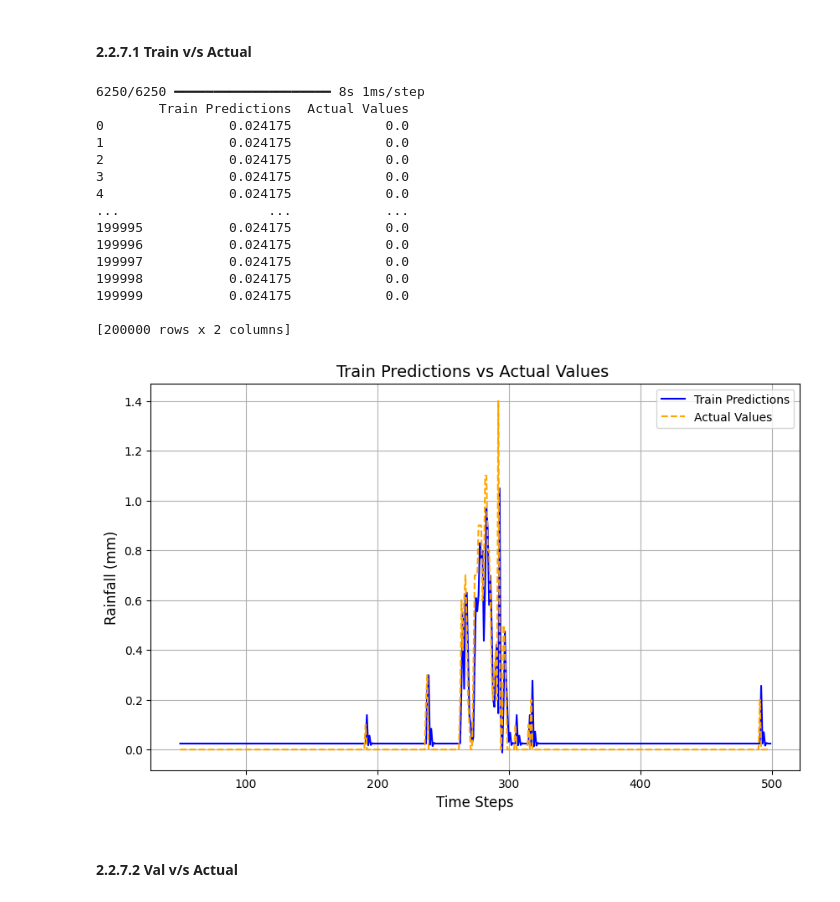
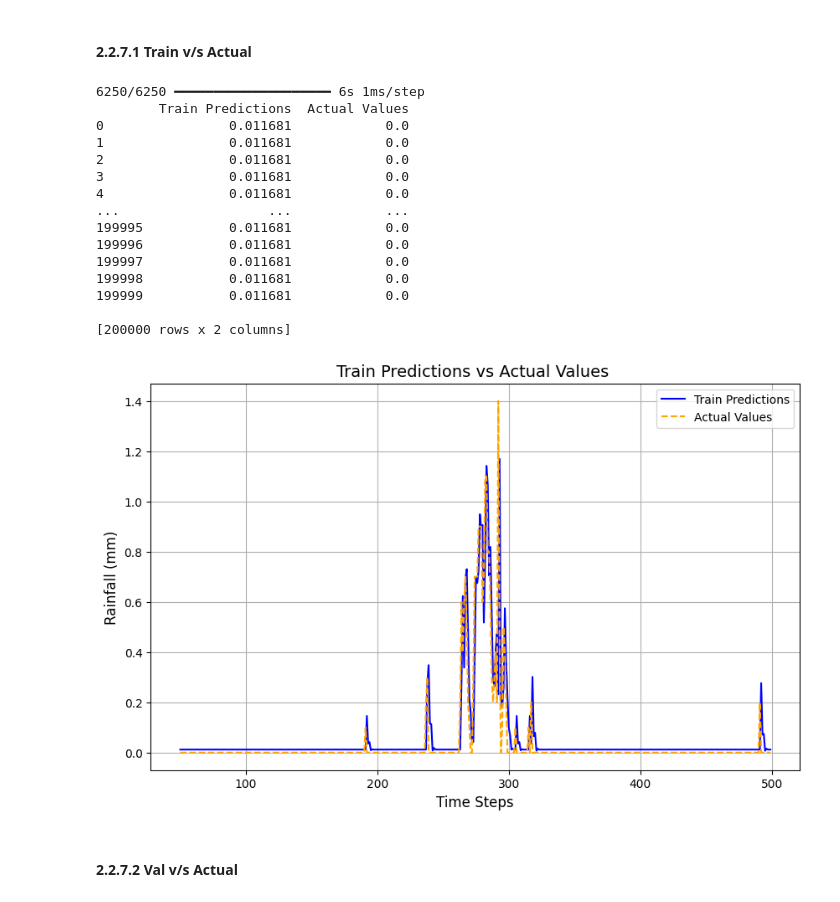
Before and after one commit to Kshitijk14/model-cloud-burst, a Jupyter notebook: notebooks/03-1_var_time_series_forecasting_cloud_burst.ipynb, the cells around one changed output. Drawn from its saved outputs; the diff is of its cells as text; code cells hidden in the pictures.

```diff
--- a/notebooks/03-1_var_time_series_forecasting_cloud_burst.ipynb
+++ b/notebooks/03-1_var_time_series_forecasting_cloud_burst.ipynb
@@ -606,33 +621,33 @@ Epoch 2/2
 # %%
-model_3 = load_model('../artifacts/models/single_variable/model_3.keras')
+model_cnn = load_model('../artifacts/models/single_variable/model_cnn.keras')
 # %% [markdown]
 #### 2.2.7.1 Train v/s Actual
 # %%
 train_results = plot_predictions(
-    model=model_3,
+    model=model_cnn,
     X_data=X_train1,
     y_data=y_train1,
     label='Train',
     start=50,
     end=500
 )
 # %% [output]
-6250/6250 ━━━━━━━━━━━━━━━━━━━━ 8s 1ms/step
+6250/6250 ━━━━━━━━━━━━━━━━━━━━ 6s 1ms/step
         Train Predictions  Actual Values
-0                0.024175            0.0
-1                0.024175            0.0
-2                0.024175            0.0
-3                0.024175            0.0
-4                0.024175            0.0
+0                0.011681            0.0
+1                0.011681            0.0
+2                0.011681            0.0
+3                0.011681            0.0
+4                0.011681            0.0
 ...                   ...            ...
-199995           0.024175            0.0
-199996           0.024175            0.0
-199997           0.024175            0.0
-199998           0.024175            0.0
-199999           0.024175            0.0
+199995           0.011681            0.0
+199996           0.011681            0.0
+199997           0.011681            0.0
+199998           0.011681            0.0
+199999           0.011681            0.0
 
 [200000 rows x 2 columns]
-[figure, old version]
+[figure, new version]
 # %% [markdown]
 #### 2.2.7.2 Val v/s Actual
 # %%
```
Also changed, not shown: parts of 25 cells of this notebook, 20 other files.
